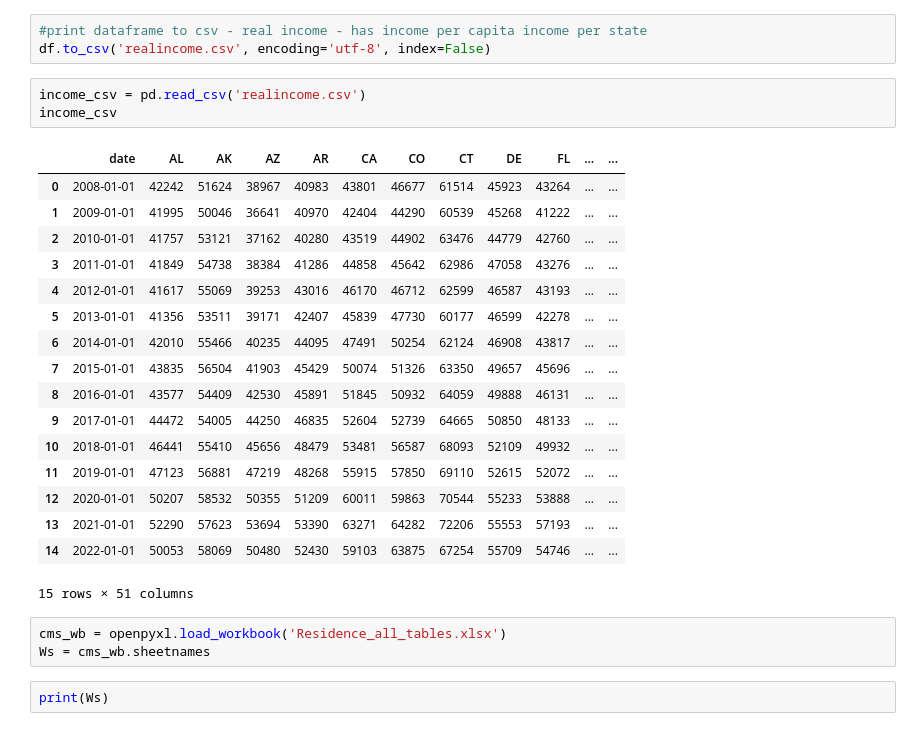
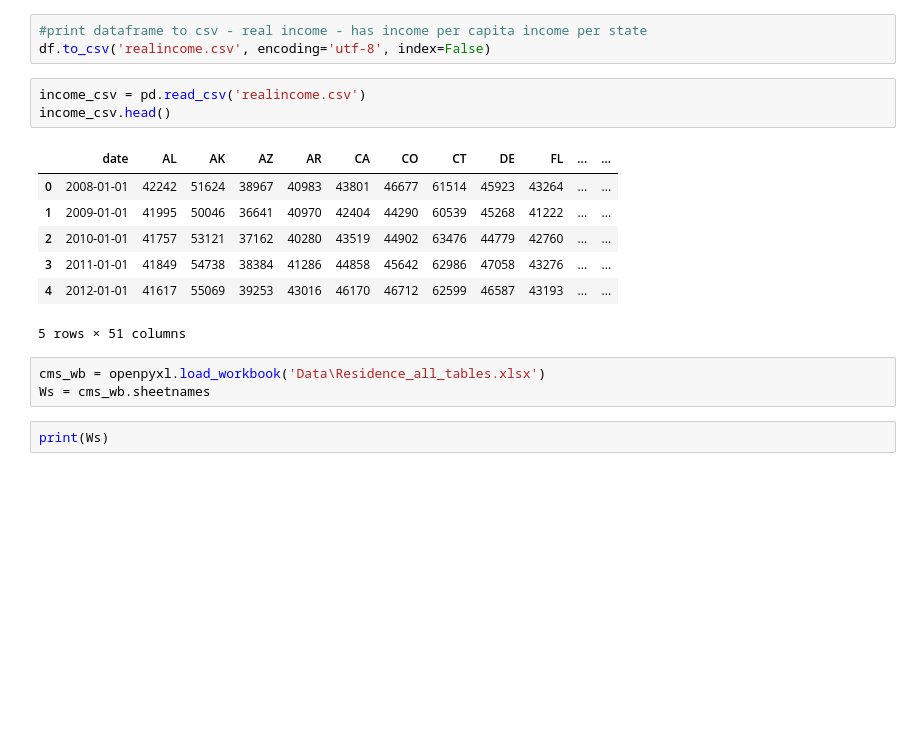
Before and after one commit to MyJineng/Healthcare-ETL, a Jupyter notebook: Notebooks/Project_Notebook.ipynb, the cells around one changed output. Drawn from its saved outputs; the diff is of its cells as text; blank space fills up the shorter version.

```diff
--- a/Notebooks/Project_Notebook.ipynb
+++ b/Notebooks/Project_Notebook.ipynb
@@ -36,27 +38,17 @@ for x in state_ids:
 df.to_csv('realincome.csv', encoding='utf-8', index=False)
 # %%
 income_csv = pd.read_csv('realincome.csv')
-income_csv
+income_csv.head()
 # %% [output]
 |  | date | AL | AK | AZ | AR | CA | CO | CT | DE | FL | ... | ... |
 | 0 | 2008-01-01 | 42242 | 51624 | 38967 | 40983 | 43801 | 46677 | 61514 | 45923 | 43264 | ... | ... |
 | 1 | 2009-01-01 | 41995 | 50046 | 36641 | 40970 | 42404 | 44290 | 60539 | 45268 | 41222 | ... | ... |
 | 2 | 2010-01-01 | 41757 | 53121 | 37162 | 40280 | 43519 | 44902 | 63476 | 44779 | 42760 | ... | ... |
 | 3 | 2011-01-01 | 41849 | 54738 | 38384 | 41286 | 44858 | 45642 | 62986 | 47058 | 43276 | ... | ... |
 | 4 | 2012-01-01 | 41617 | 55069 | 39253 | 43016 | 46170 | 46712 | 62599 | 46587 | 43193 | ... | ... |
-| 5 | 2013-01-01 | 41356 | 53511 | 39171 | 42407 | 45839 | 47730 | 60177 | 46599 | 42278 | ... | ... |
-| 6 | 2014-01-01 | 42010 | 55466 | 40235 | 44095 | 47491 | 50254 | 62124 | 46908 | 43817 | ... | ... |
-| 7 | 2015-01-01 | 43835 | 56504 | 41903 | 45429 | 50074 | 51326 | 63350 | 49657 | 45696 | ... | ... |
-| 8 | 2016-01-01 | 43577 | 54409 | 42530 | 45891 | 51845 | 50932 | 64059 | 49888 | 46131 | ... | ... |
-| 9 | 2017-01-01 | 44472 | 54005 | 44250 | 46835 | 52604 | 52739 | 64665 | 50850 | 48133 | ... | ... |
-| 10 | 2018-01-01 | 46441 | 55410 | 45656 | 48479 | 53481 | 56587 | 68093 | 52109 | 49932 | ... | ... |
-| 11 | 2019-01-01 | 47123 | 56881 | 47219 | 48268 | 55915 | 57850 | 69110 | 52615 | 52072 | ... | ... |
-| 12 | 2020-01-01 | 50207 | 58532 | 50355 | 51209 | 60011 | 59863 | 70544 | 55233 | 53888 | ... | ... |
-| 13 | 2021-01-01 | 52290 | 57623 | 53694 | 53390 | 63271 | 64282 | 72206 | 55553 | 57193 | ... | ... |
-| 14 | 2022-01-01 | 50053 | 58069 | 50480 | 52430 | 59103 | 63875 | 67254 | 55709 | 54746 | ... | ... |
-15 rows × 51 columns
+5 rows × 51 columns
 # %%
-cms_wb = openpyxl.load_workbook('Residence_all_tables.xlsx')
+cms_wb = openpyxl.load_workbook('Data\Residence_all_tables.xlsx')
 Ws = cms_wb.sheetnames
 # %%
 print(Ws)
```
Also changed, not shown: parts of 3 cells of this notebook.
